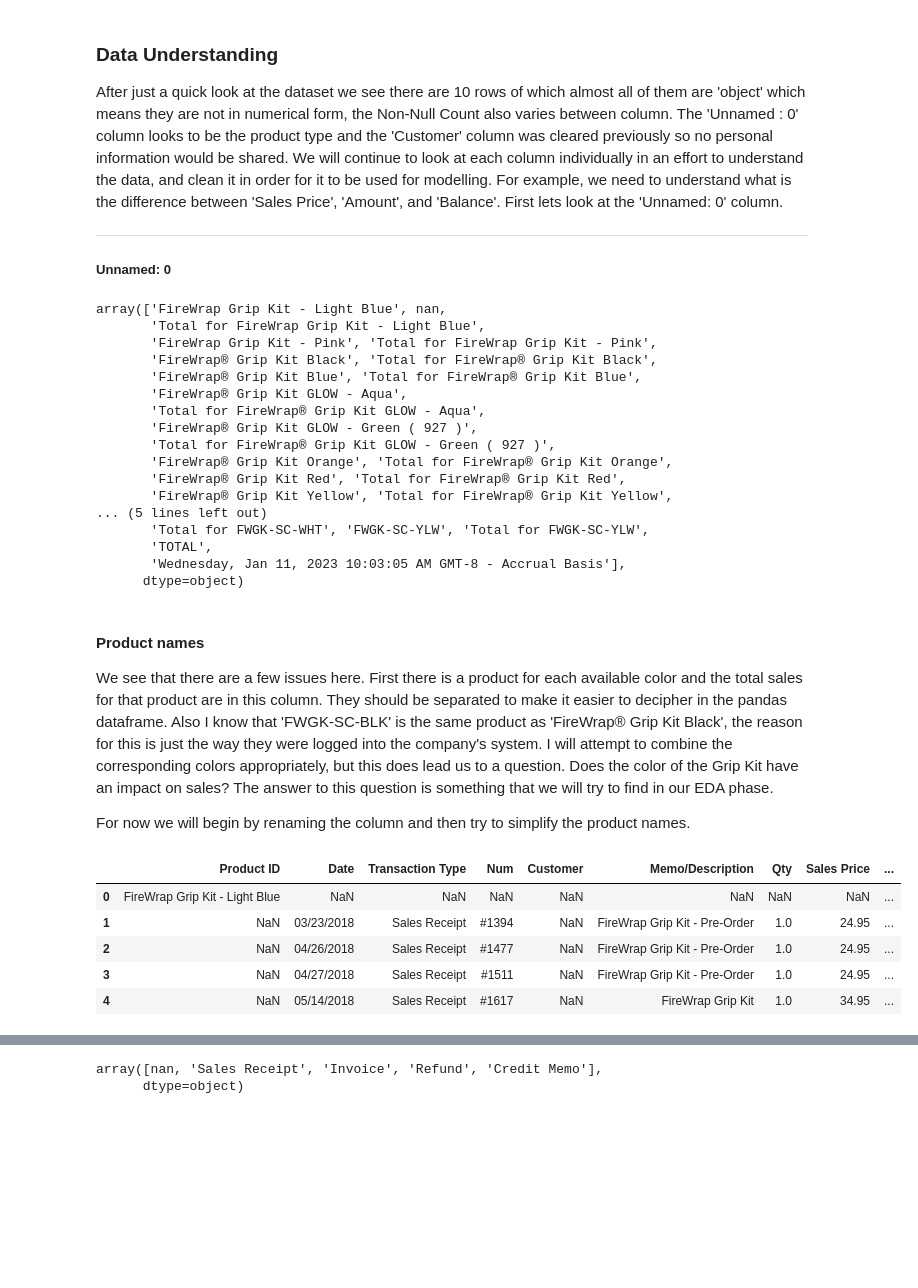
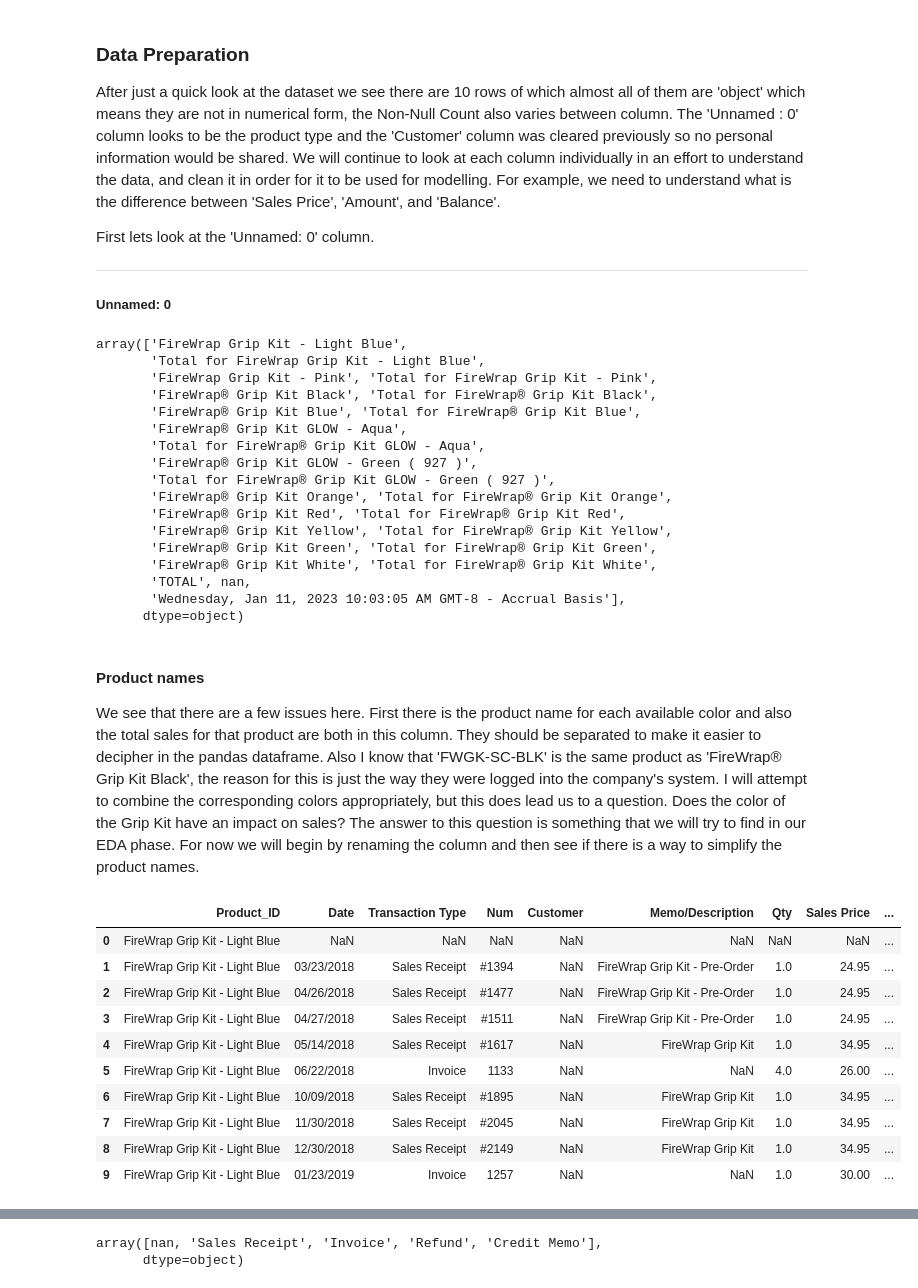
Before and after one commit to DtonesOD1/Capstone, a Jupyter notebook: Capstone.ipynb, the cells around one changed output, grey strips where cells are left out. Cells and saved outputs as stored; diff of their text form; code cells hidden in the pictures; blank space fills up the shorter version.

```diff
--- a/Capstone.ipynb
+++ b/Capstone.ipynb
@@ -21,9 +18,12 @@ Successfully installed compact-json-1.3.1 numbers-parser-3.9.3 pendulum-2.1.2 pr
 # %%
+# Importing libraries
+
 import pandas as pd
 import numpy as np
+
+
+# Importing dataset
+df = pd.read_csv('/Users/natashawyatt/Documents/Flatiron_school/capstone/Wraps.csv')
-# %%
-# Importing dataset
-df = pd.read_csv('/Users/natashawyatt/Documents/Flatiron_school/capstone/wrap.csv')
 # %%
 # Taking a look at the first few rows...
 df.head()
@@ -58,13 +82,14 @@ memory usage: 453.3+ KB
 # %% [markdown]
-### Data Understanding
+### Data Preparation
 After just a quick look at the dataset we see there are 10 rows of which almost all of them are 'object' which means they are not in numerical form, the Non-Null Count also varies between column. The 'Unnamed : 0' column looks to be the product type and the 'Customer' column was cleared previously so no personal information would be shared. We will continue to look at each column individually in an effort to understand the data, and clean it in order for it to be used for modelling. For example, we need to understand what is the difference between 'Sales Price', 'Amount', and 'Balance'.
+
 First lets look at the 'Unnamed: 0' column.
 ****
 ##### Unnamed: 0
 # %%
 df['Unnamed: 0'].unique()
 # %% [output]
-array(['FireWrap Grip Kit - Light Blue', nan,
+array(['FireWrap Grip Kit - Light Blue',
        'Total for FireWrap Grip Kit - Light Blue',
        'FireWrap Grip Kit - Pink', 'Total for FireWrap Grip Kit - Pink',
        'FireWrap® Grip Kit Black', 'Total for FireWrap® Grip Kit Black',
@@ -76,24 +101,28 @@ array(['FireWrap Grip Kit - Light Blue', nan,
        'FireWrap® Grip Kit Orange', 'Total for FireWrap® Grip Kit Orange',
        'FireWrap® Grip Kit Red', 'Total for FireWrap® Grip Kit Red',
        'FireWrap® Grip Kit Yellow', 'Total for FireWrap® Grip Kit Yellow',
-... (5 lines left out)
-       'Total for FWGK-SC-WHT', 'FWGK-SC-YLW', 'Total for FWGK-SC-YLW',
-       'TOTAL',
+       'FireWrap® Grip Kit Green', 'Total for FireWrap® Grip Kit Green',
+       'FireWrap® Grip Kit White', 'Total for FireWrap® Grip Kit White',
+       'TOTAL', nan,
        'Wednesday, Jan 11, 2023 10:03:05 AM GMT-8 - Accrual Basis'],
       dtype=object)
 # %% [markdown]
 #### Product names
-We see that there are a few issues here. First there is a product for each available color and the total sales for that product are in this column. They should be separated to make it easier to decipher in the pandas dataframe. Also I know that 'FWGK-SC-BLK' is the same product as 'FireWrap® Grip Kit Black', the reason for this is just the way they were logged into the company's system. I will attempt to combine the corresponding colors appropriately, but this does lead us to a question. Does the color of the Grip Kit have an impact on sales? The answer to this question is something that we will try to find in our EDA phase.
-
-For now we will begin by renaming the column and then try to simplify the product names.
+We see that there are a few issues here. First there is the product name for each available color and also the total sales for that product are both in this column. They should be separated to make it easier to decipher in the pandas dataframe. Also I know that 'FWGK-SC-BLK' is the same product as 'FireWrap® Grip Kit Black', the reason for this is just the way they were logged into the company's system. I will attempt to combine the corresponding colors appropriately, but this does lead us to a question. Does the color of the Grip Kit have an impact on sales? The answer to this question is something that we will try to find in our EDA phase.
+For now we will begin by renaming the column and then see if there is a way to simplify the product names.
 # %%
 #Changing column name to Product Id:
-df= df.rename(columns={"Unnamed: 0": "Product ID"})
-df.head()
+df= df.rename(columns={"Unnamed: 0": "Product_ID"})
+df.head(10)
 # %% [output]
-|  | Product ID | Date | Transaction Type | Num | Customer | Memo/Description | Qty | Sales Price | ... |
+|  | Product_ID | Date | Transaction Type | Num | Customer | Memo/Description | Qty | Sales Price | ... |
 | 0 | FireWrap Grip Kit - Light Blue | NaN | NaN | NaN | NaN | NaN | NaN | NaN | ... |
-| 1 | NaN | 03/23/2018 | Sales Receipt | #1394 | NaN | FireWrap Grip Kit - Pre-Order | 1.0 | 24.95 | ... |
-| 2 | NaN | 04/26/2018 | Sales Receipt | #1477 | NaN | FireWrap Grip Kit - Pre-Order | 1.0 | 24.95 | ... |
-| 3 | NaN | 04/27/2018 | Sales Receipt | #1511 | NaN | FireWrap Grip Kit - Pre-Order | 1.0 | 24.95 | ... |
-| 4 | NaN | 05/14/2018 | Sales Receipt | #1617 | NaN | FireWrap Grip Kit | 1.0 | 34.95 | ... |
+| 1 | FireWrap Grip Kit - Light Blue | 03/23/2018 | Sales Receipt | #1394 | NaN | FireWrap Grip Kit - Pre-Order | 1.0 | 24.95 | ... |
+| 2 | FireWrap Grip Kit - Light Blue | 04/26/2018 | Sales Receipt | #1477 | NaN | FireWrap Grip Kit - Pre-Order | 1.0 | 24.95 | ... |
+| 3 | FireWrap Grip Kit - Light Blue | 04/27/2018 | Sales Receipt | #1511 | NaN | FireWrap Grip Kit - Pre-Order | 1.0 | 24.95 | ... |
+| 4 | FireWrap Grip Kit - Light Blue | 05/14/2018 | Sales Receipt | #1617 | NaN | FireWrap Grip Kit | 1.0 | 34.95 | ... |
+| 5 | FireWrap Grip Kit - Light Blue | 06/22/2018 | Invoice | 1133 | NaN | NaN | 4.0 | 26.00 | ... |
+| 6 | FireWrap Grip Kit - Light Blue | 10/09/2018 | Sales Receipt | #1895 | NaN | FireWrap Grip Kit | 1.0 | 34.95 | ... |
+| 7 | FireWrap Grip Kit - Light Blue | 11/30/2018 | Sales Receipt | #2045 | NaN | FireWrap Grip Kit | 1.0 | 34.95 | ... |
+| 8 | FireWrap Grip Kit - Light Blue | 12/30/2018 | Sales Receipt | #2149 | NaN | FireWrap Grip Kit | 1.0 | 34.95 | ... |
+| 9 | FireWrap Grip Kit - Light Blue | 01/23/2019 | Invoice | 1257 | NaN | NaN | 1.0 | 30.00 | ... |
```
Also changed, not shown: parts of 23 cells of this notebook.
